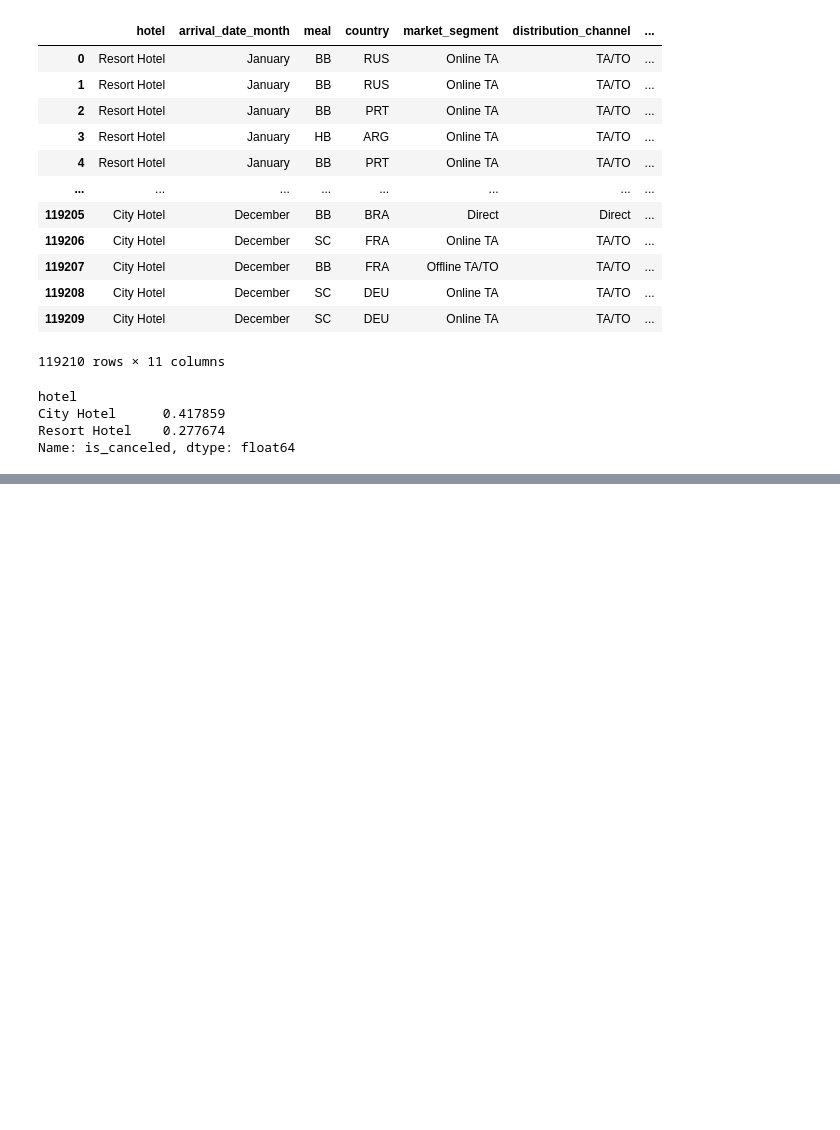
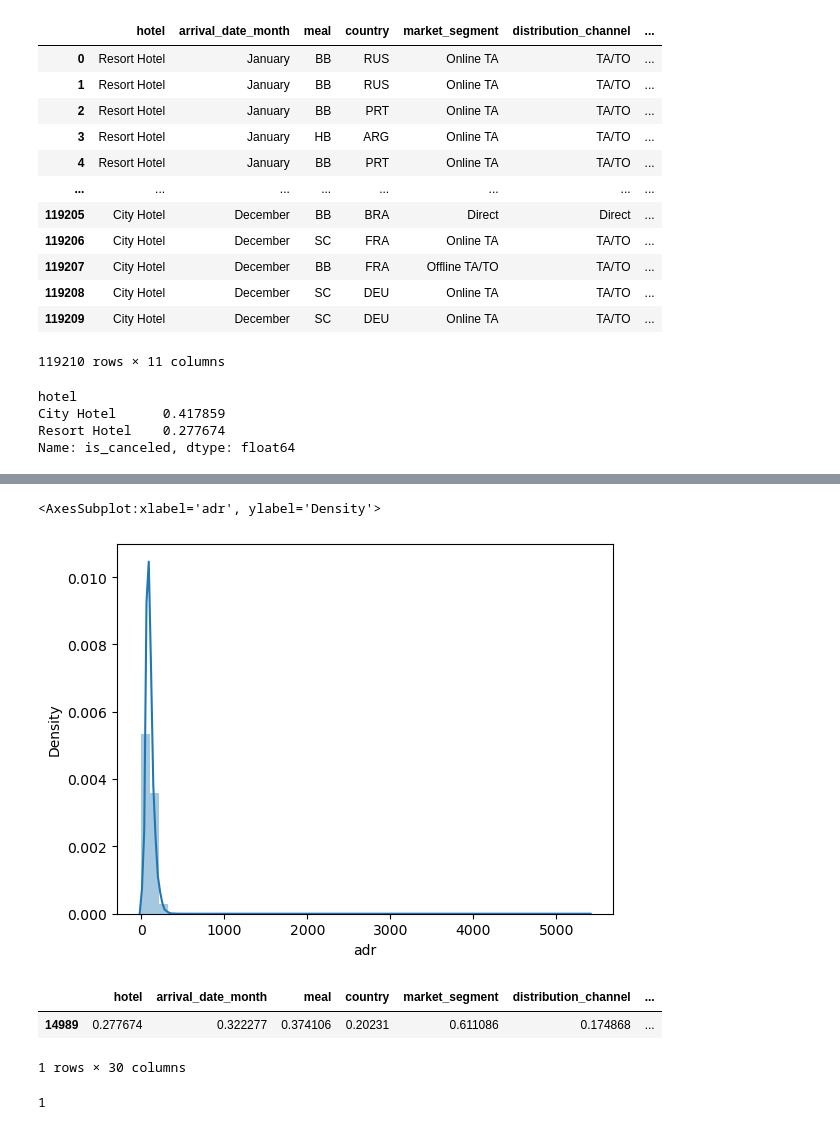
Before and after one commit to jh000107/ML_Projects, a Jupyter notebook: Desktop/Junbong/hotel_booking/ML/ml_hotel_booking_prediction.ipynb, the cells around one changed output, grey strips where cells are left out. Drawn from its saved outputs; the diff is of its cells as text; code cells hidden in the pictures; blank space fills up the shorter version.

```diff
--- a/Desktop/Junbong/hotel_booking/ML/ml_hotel_booking_prediction.ipynb
+++ b/Desktop/Junbong/hotel_booking/ML/ml_hotel_booking_prediction.ipynb
@@ -638,0 +726,12 @@ Name: is_canceled, dtype: float64
+# %%
+sns.distplot(dataframe['adr'])
+# %% [output]
+<AxesSubplot:xlabel='adr', ylabel='Density'>
+[figure, added]
+# %%
+# We can see that there is one negative value for adr. This is going to give us a missig value when handle_outlier is called
+dataframe[dataframe['adr'] < 0]
+# %% [output]
+|  | hotel | arrival_date_month | meal | country | market_segment | distribution_channel | ... |
+| 14989 | 0.277674 | 0.322277 | 0.374106 | 0.20231 | 0.611086 | 0.174868 | ... |
+1 rows × 30 columns
@@ -638,0 +740,4 @@ Name: is_canceled, dtype: float64
+# %%
+dataframe['adr'].isnull().sum()
+# %% [output]
+1
```
Also changed, not shown: parts of 46 cells of this notebook, 1 other file.
